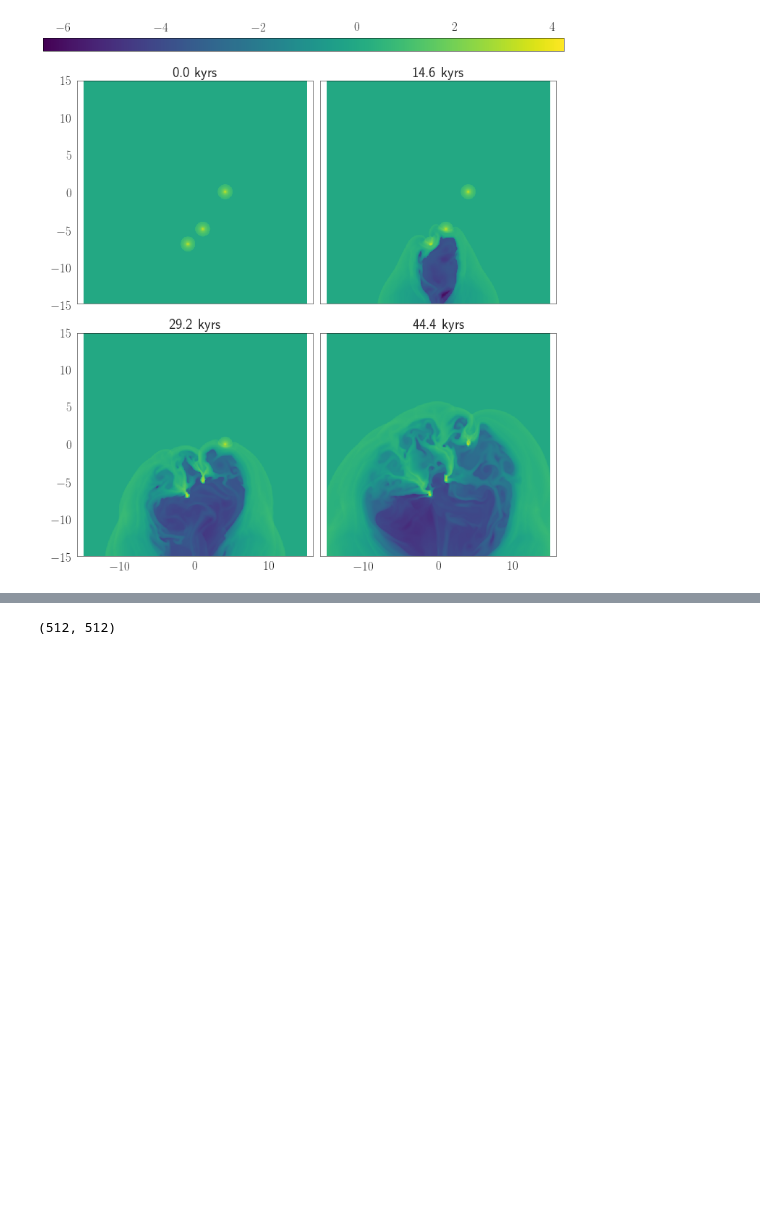
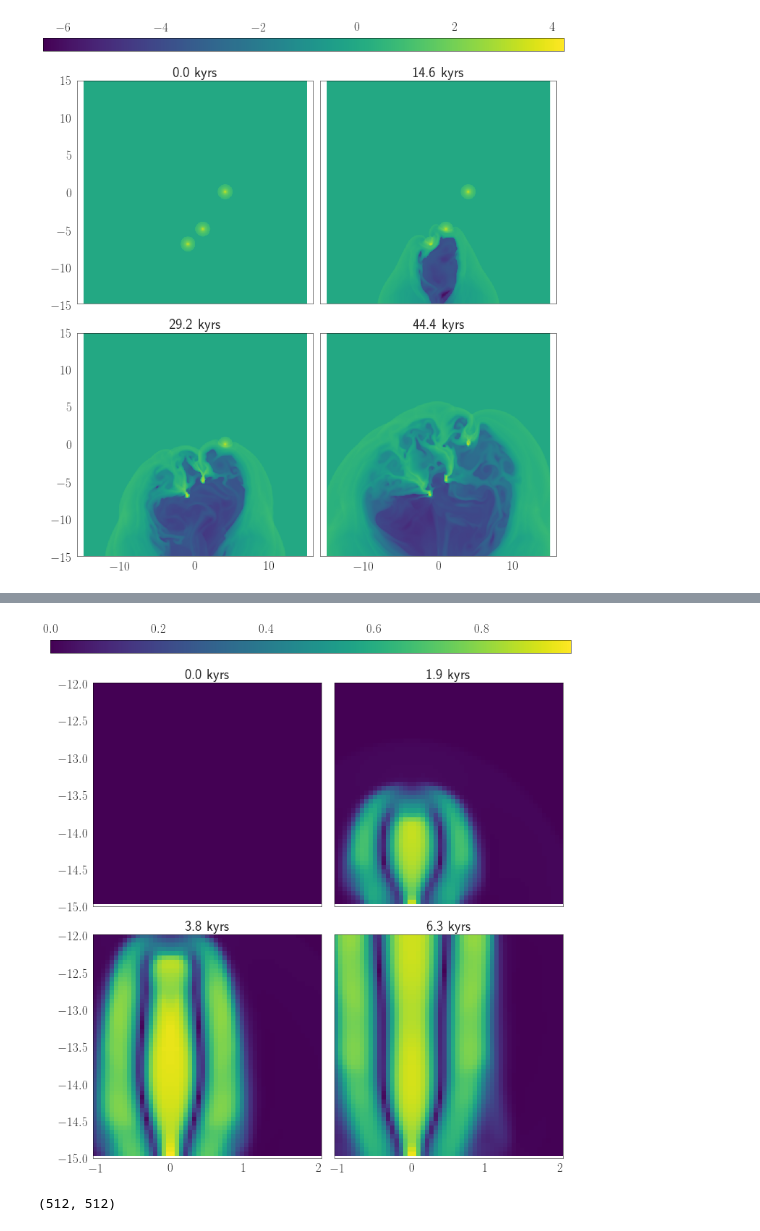
Before and after one commit to Mixpap/MasterThesis, a Jupyter notebook: Notebooks/Data (Jet-Cloud interaction).ipynb, the cells around one changed output, grey strips where cells are left out. Cells and saved outputs as stored; diff of their text form; code cells hidden in the pictures; blank space fills up the shorter version.

```diff
--- a/Notebooks/Data (Jet-Cloud interaction).ipynb
+++ b/Notebooks/Data (Jet-Cloud interaction).ipynb
@@ -148,3 +148,7 @@ f.quadruple(tJC,np.log10(tJC['PRS']*f.Temp0/tJC['RHO']),tdk='kyrs',tlim=70)
+# %%
+f.quadruple(tJC,np.sqrt(tJC['Vx']**2+tJC['Vy']**2),tdk='kyrs',tlim=10,xlim=[0,1],ylim=[-15,-12])
+# %% [output]
+[figure, added]
 # %%
 def radial_profile(data, center):
     y, x = np.indices((data.shape))
```
Also changed, not shown: parts of 1 cell of this notebook, 33 other files.
